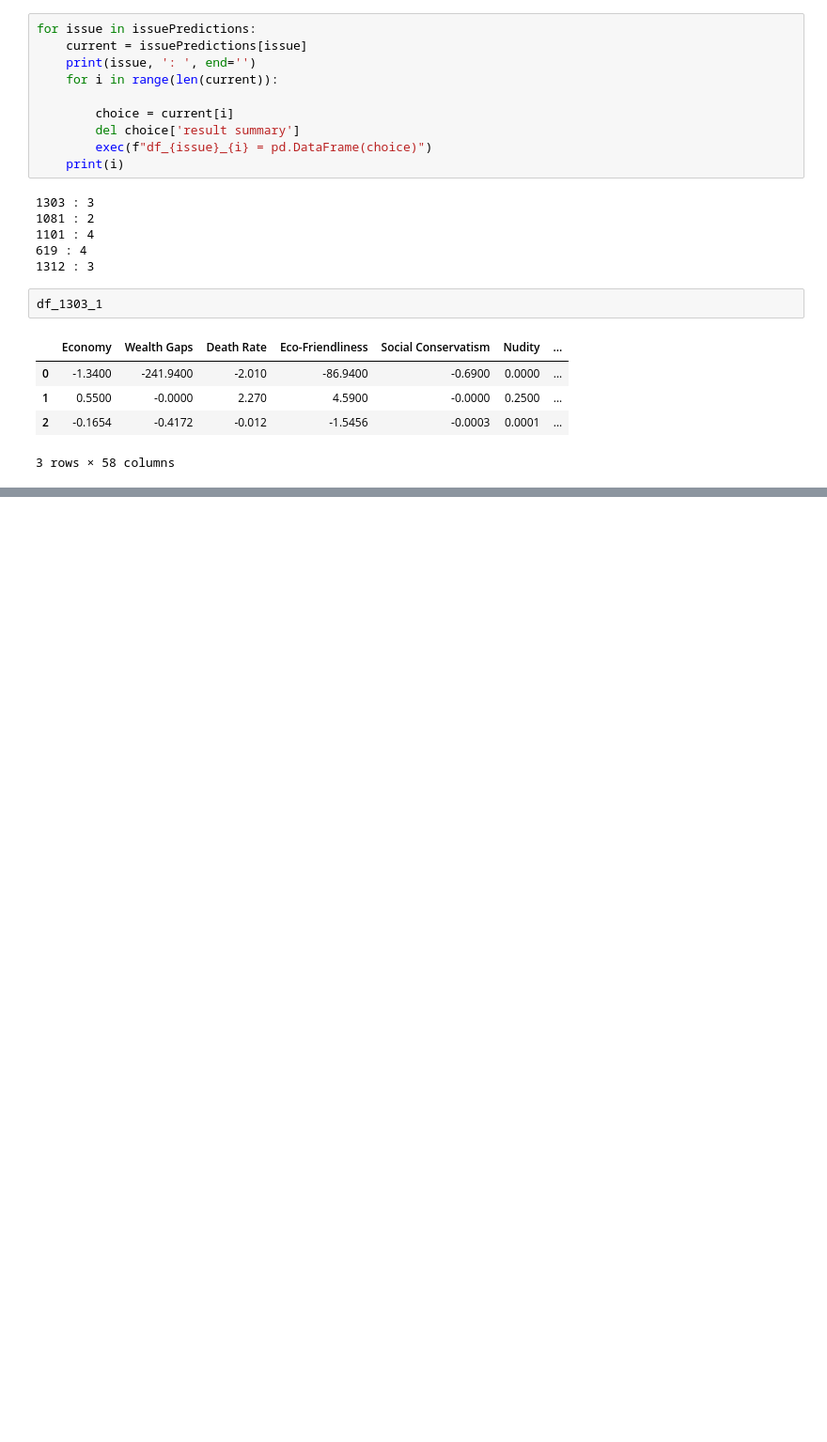
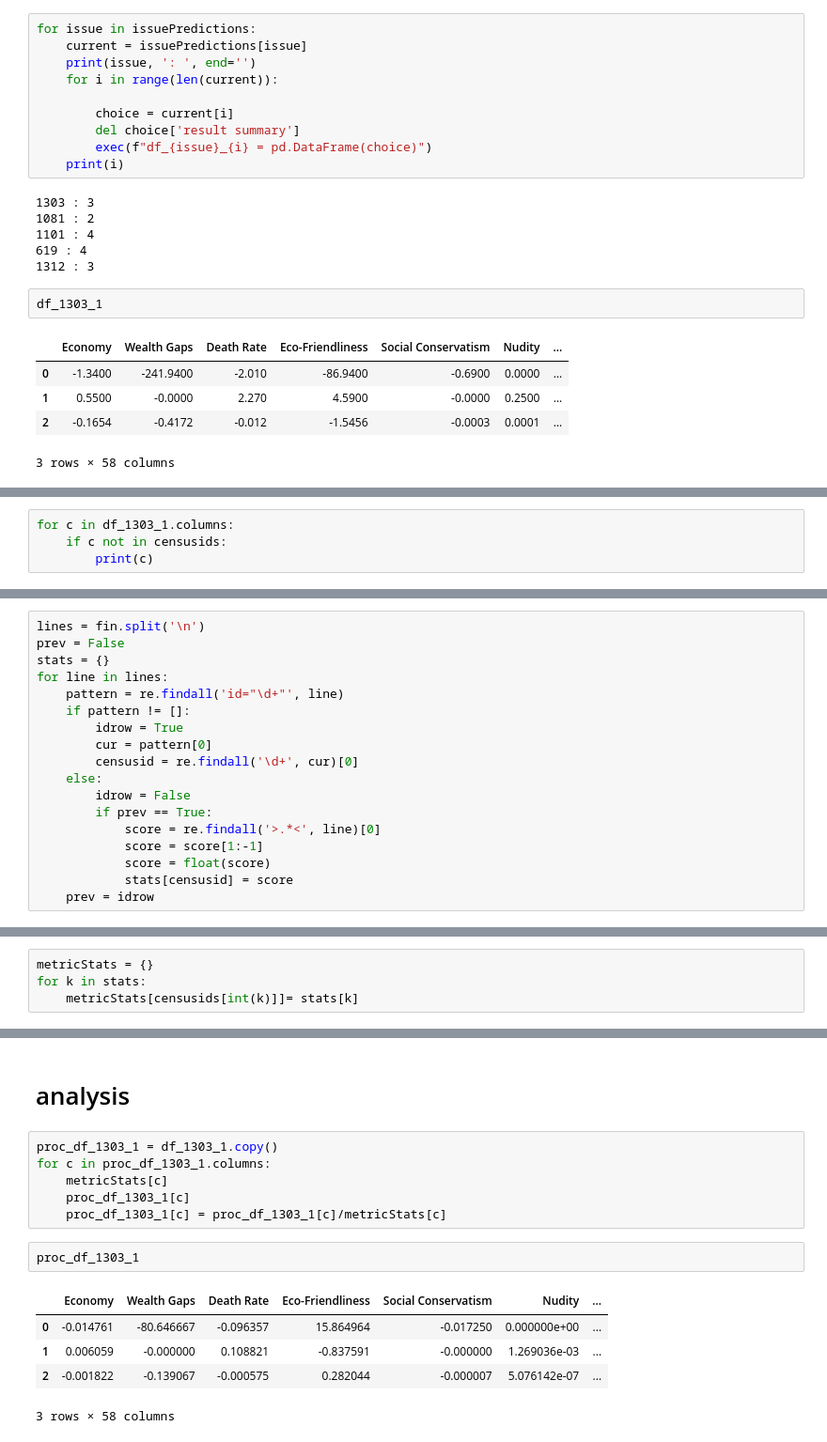
Before and after one commit to xvanov/ns, a Jupyter notebook: analysis.ipynb, the cells around one changed output, grey strips where cells are left out. Shown at 94% size. Drawn from its saved outputs; the diff is of its cells as text; blank space fills up the shorter version.

```diff
--- a/analysis.ipynb
+++ b/analysis.ipynb
@@ -65,0 +98,4 @@ df_1303_1
+# %%
+for c in df_1303_1.columns:
+    if c not in censusids:
+        print(c)
@@ -65,0 +388,18 @@ df_1303_1
+# %%
+lines = fin.split('\n')
+prev = False
+stats = {}
+for line in lines:
+    pattern = re.findall('id="\d+"', line)
+    if pattern != []:
+        idrow = True
+        cur = pattern[0]
+        censusid = re.findall('\d+', cur)[0]
+    else:
+        idrow = False
+        if prev == True:
+            score = re.findall('>.*<', line)[0]
+            score = score[1:-1]
+            score = float(score)
+            stats[censusid] = score
+    prev = idrow
@@ -65,0 +426,4 @@ df_1303_1
+# %%
+metricStats = {}
+for k in stats:
+    metricStats[censusids[int(k)]]= stats[k]
@@ -65,0 +450,16 @@ df_1303_1
+# %% [markdown]
+# analysis
+# %%
+proc_df_1303_1 = df_1303_1.copy()
+for c in proc_df_1303_1.columns:
+    metricStats[c]
+    proc_df_1303_1[c]
+    proc_df_1303_1[c] = proc_df_1303_1[c]/metricStats[c]
+# %%
+proc_df_1303_1
+# %% [output]
+|  | Economy | Wealth Gaps | Death Rate | Eco-Friendliness | Social Conservatism | Nudity | ... |
+| 0 | -0.014761 | -80.646667 | -0.096357 | 15.864964 | -0.017250 | 0.000000e+00 | ... |
+| 1 | 0.006059 | -0.000000 | 0.108821 | -0.837591 | -0.000000 | 1.269036e-03 | ... |
+| 2 | -0.001822 | -0.139067 | -0.000575 | 0.282044 | -0.000007 | 5.076142e-07 | ... |
+3 rows × 58 columns
```
Also changed, not shown: parts of 12 cells of this notebook, 3 other files.
